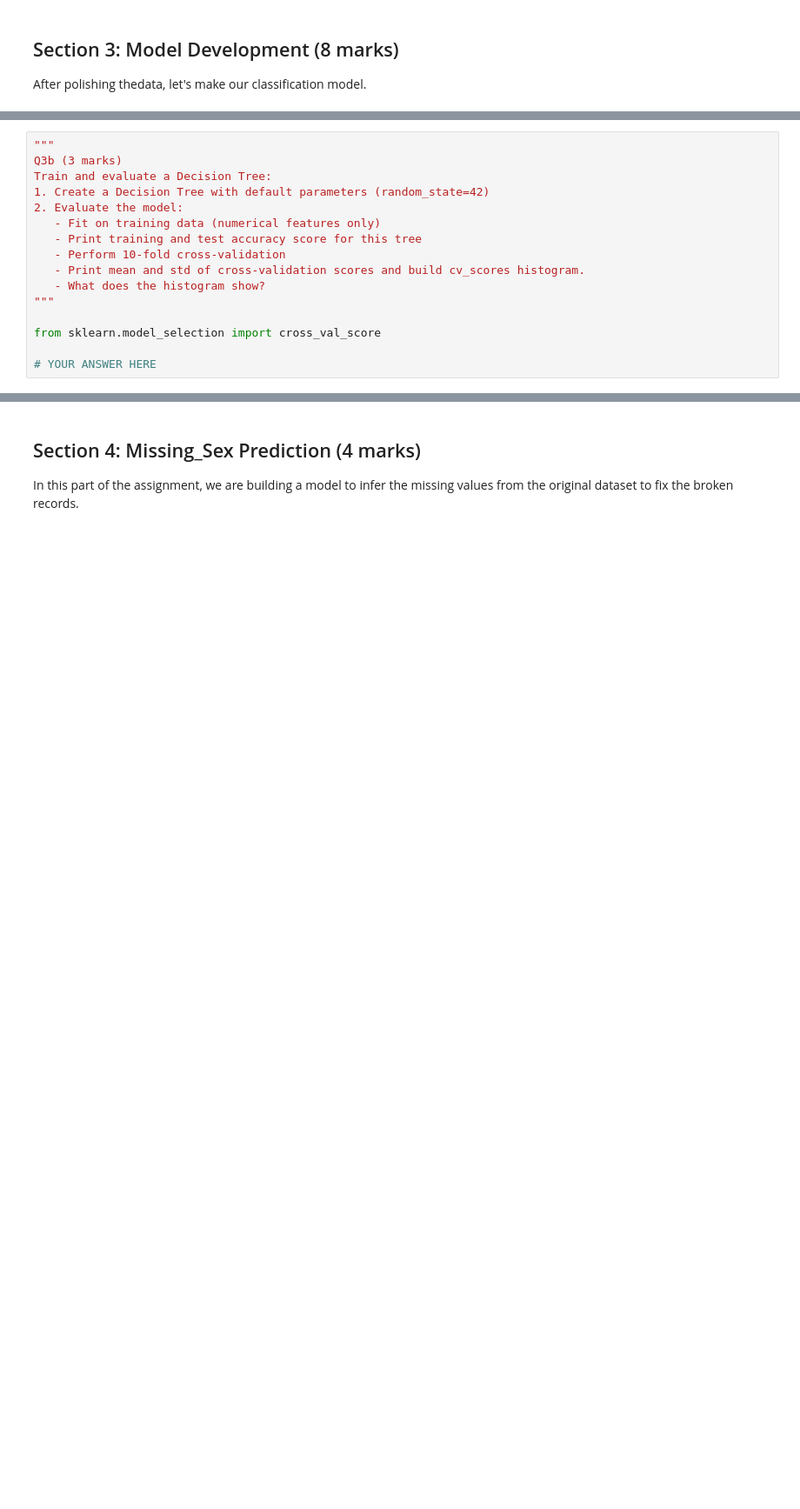
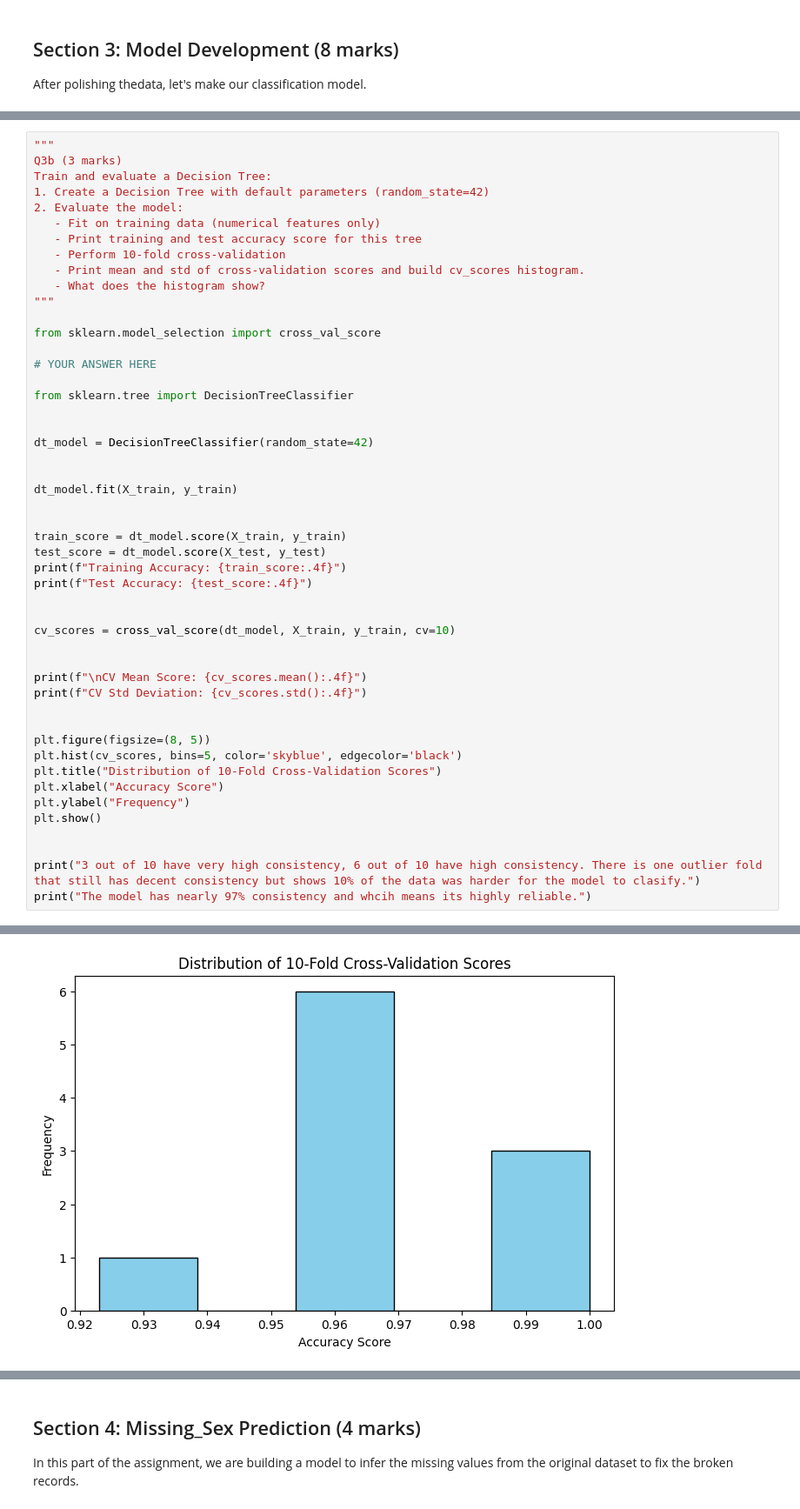
Before and after one commit to sanil04/SYSC-4415-Assignment-1, a Jupyter notebook: W2026/Assignments/A1/SYSC4415_W26_A1.ipynb, the cells around one changed output, grey strips where cells are left out. Shown at 87% size. Cells and saved outputs as stored; diff of their text form; blank space fills up the shorter version.

```diff
--- a/W2026/Assignments/A1/SYSC4415_W26_A1.ipynb
+++ b/W2026/Assignments/A1/SYSC4415_W26_A1.ipynb
@@ -355,3 +401,37 @@ Train and evaluate a Decision Tree:
 from sklearn.model_selection import cross_val_score
 
 # YOUR ANSWER HERE
+
+from sklearn.tree import DecisionTreeClassifier
+
+
+dt_model = DecisionTreeClassifier(random_state=42)
+
+
+dt_model.fit(X_train, y_train)
+
+
+train_score = dt_model.score(X_train, y_train)
+test_score = dt_model.score(X_test, y_test)
+print(f"Training Accuracy: {train_score:.4f}")
+print(f"Test Accuracy: {test_score:.4f}")
+
+
+cv_scores = cross_val_score(dt_model, X_train, y_train, cv=10)
+
+
+print(f"\nCV Mean Score: {cv_scores.mean():.4f}")
+print(f"CV Std Deviation: {cv_scores.std():.4f}")
+
+
+plt.figure(figsize=(8, 5))
+plt.hist(cv_scores, bins=5, color='skyblue', edgecolor='black')
+plt.title("Distribution of 10-Fold Cross-Validation Scores")
+plt.xlabel("Accuracy Score")
+plt.ylabel("Frequency")
+plt.show()
+
+
+print("3 out of 10 have very high consistency, 6 out of 10 have high consistency. There is one outlier fold that still has decent consistency but shows 10% of the data was harder for the model to clasify.")
+print("The model has nearly 97% consistency and whcih means its highly reliable.")
+# %% [output]
@@ -357,0 +443 @@ from sklearn.model_selection import cross_val_score
+[figure, added]
```
Also changed, not shown: parts of 3 cells of this notebook.
